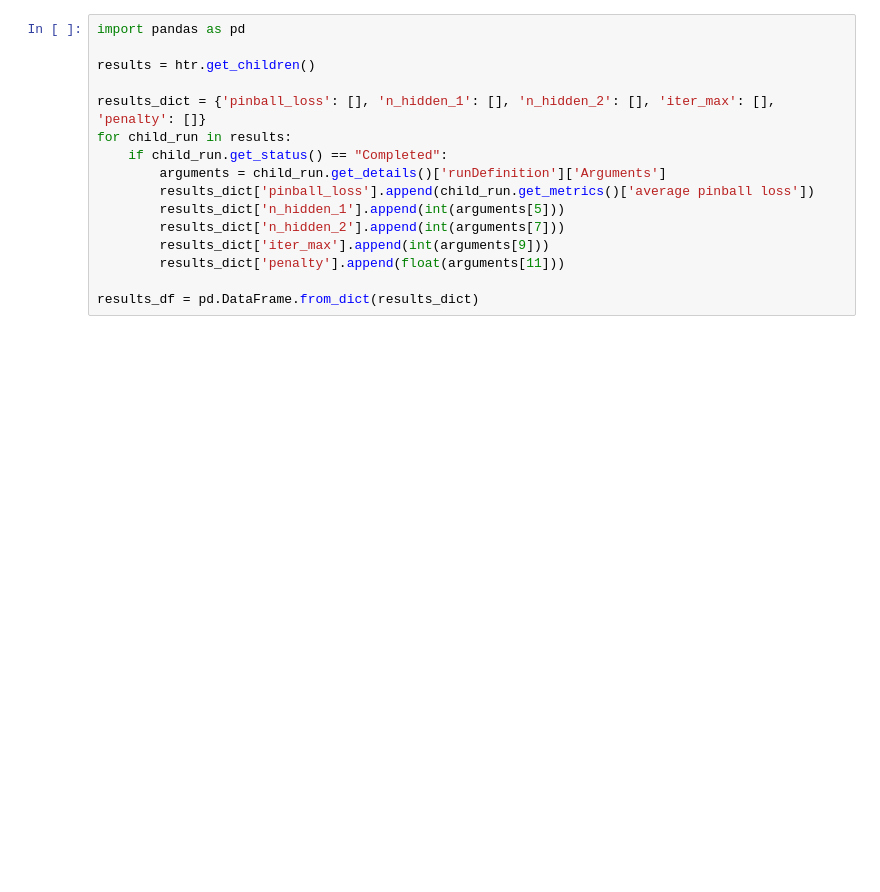
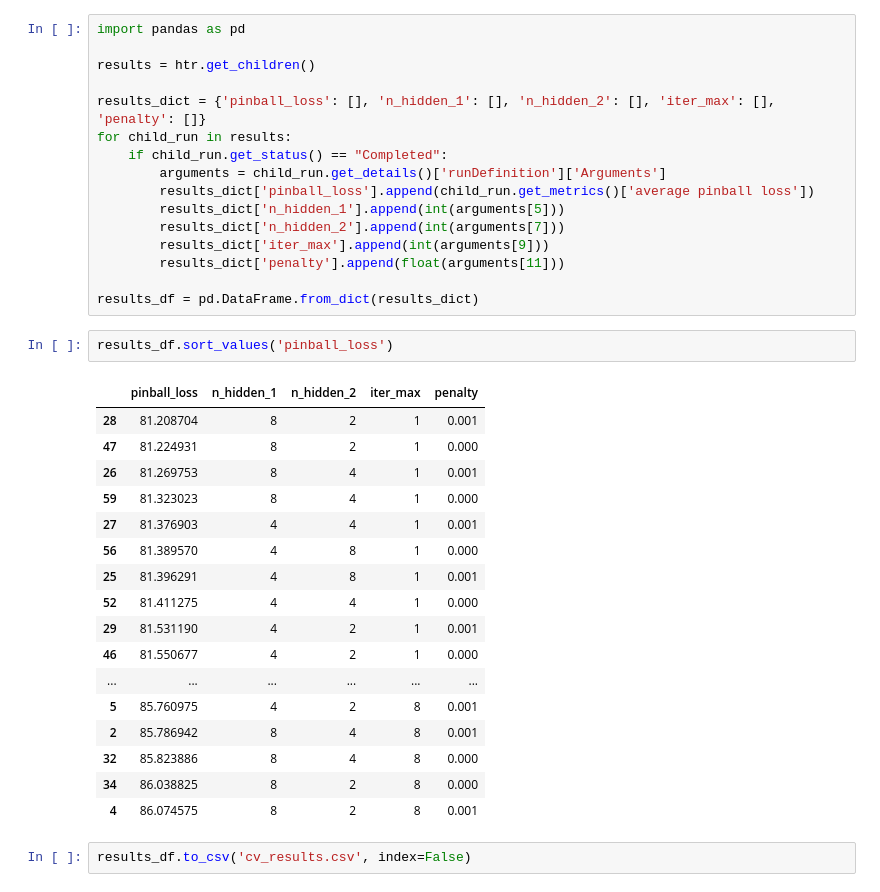
Before and after one commit to microsoft/forecasting, a Jupyter notebook: energy_load/GEFCom2017_D_Prob_MT_hourly/submissions/fnn/hyperparameter_tuning.ipynb, the cells around one changed output. Saved outputs shown, nothing was run; the diff lists cells and outputs as text; blank space fills up the shorter version.

Commit message:
updated tuning results into hyperparameter_tuning notebook

```diff
--- a/energy_load/GEFCom2017_D_Prob_MT_hourly/submissions/fnn/hyperparameter_tuning.ipynb
+++ b/energy_load/GEFCom2017_D_Prob_MT_hourly/submissions/fnn/hyperparameter_tuning.ipynb
@@ -337,3 +340,25 @@ for child_run in results:
         results_dict['penalty'].append(float(arguments[11]))
 
 results_df = pd.DataFrame.from_dict(results_dict)
+# %%
+results_df.sort_values('pinball_loss')
+# %% [output]
+|  | pinball_loss | n_hidden_1 | n_hidden_2 | iter_max | penalty |
+| 28 | 81.208704 | 8 | 2 | 1 | 0.001 |
+| 47 | 81.224931 | 8 | 2 | 1 | 0.000 |
+| 26 | 81.269753 | 8 | 4 | 1 | 0.001 |
+| 59 | 81.323023 | 8 | 4 | 1 | 0.000 |
+| 27 | 81.376903 | 4 | 4 | 1 | 0.001 |
+| 56 | 81.389570 | 4 | 8 | 1 | 0.000 |
+| 25 | 81.396291 | 4 | 8 | 1 | 0.001 |
+| 52 | 81.411275 | 4 | 4 | 1 | 0.000 |
+| 29 | 81.531190 | 4 | 2 | 1 | 0.001 |
+| 46 | 81.550677 | 4 | 2 | 1 | 0.000 |
+| ... | ... | ... | ... | ... | ... |
+| 5 | 85.760975 | 4 | 2 | 8 | 0.001 |
+| 2 | 85.786942 | 8 | 4 | 8 | 0.001 |
+| 32 | 85.823886 | 8 | 4 | 8 | 0.000 |
+| 34 | 86.038825 | 8 | 2 | 8 | 0.000 |
+| 4 | 86.074575 | 8 | 2 | 8 | 0.001 |
+# %%
+results_df.to_csv('cv_results.csv', index=False)
```
Also changed, not shown: parts of 6 cells of this notebook.
